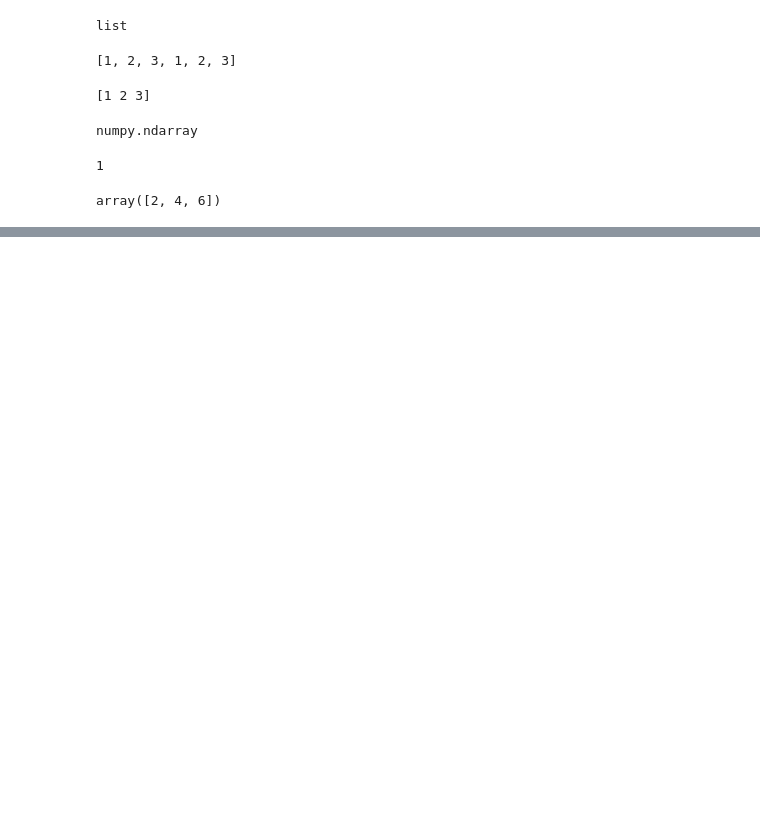
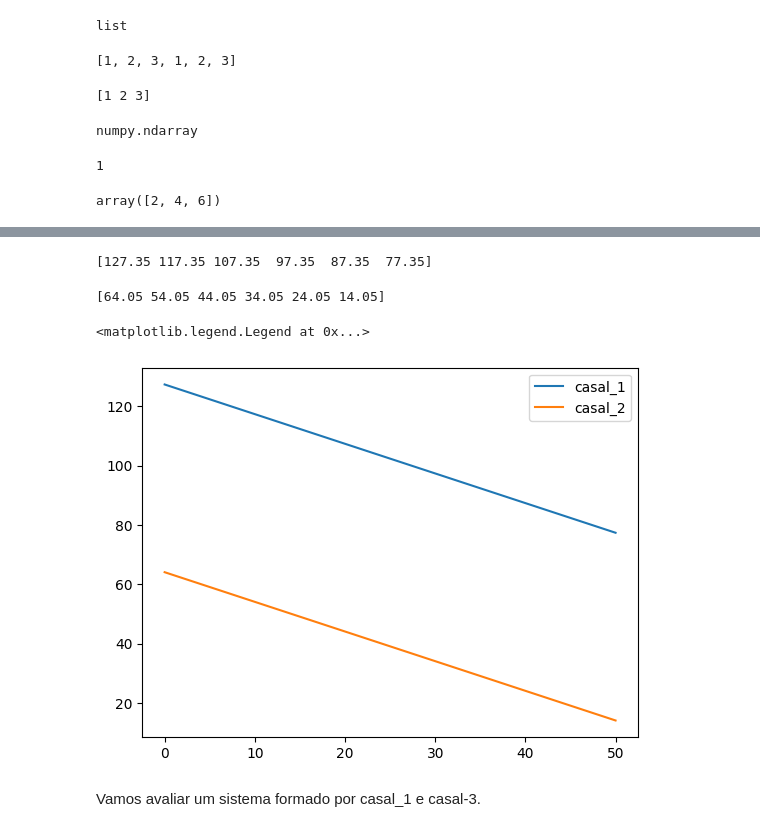
Before and after one commit to valdirsillva/algebra-linear-para-ciencia-dados-machine-learning, a Jupyter notebook: Álgebra_para_Ciência_de_Dados.ipynb, the cells around one changed output, grey strips where cells are left out. Cells and saved outputs as stored; diff of their text form; code cells hidden in the pictures; blank space fills up the shorter version.

```diff
--- a/Álgebra_para_Ciência_de_Dados.ipynb
+++ b/Álgebra_para_Ciência_de_Dados.ipynb
@@ -153,0 +274,25 @@ array([2, 4, 6])
+# %%
+X1_r1 = np.array([0, 10, 20, 30, 40, 50])
+X1_r2 = np.array([0, 10, 20, 30, 40, 50])
+# %%
+X2_r1 = 127.35 - X1_r1
+X2_r2 = 64.05 - X1_r2
+# %%
+print(X2_r1)
+# %% [output]
+[127.35 117.35 107.35  97.35  87.35  77.35]
+# %%
+print(X2_r2)
+# %% [output]
+[64.05 54.05 44.05 34.05 24.05 14.05]
+# %%
+plt.plot(X1_r1, X2_r1, label="casal_1")
+plt.plot(X1_r2, X2_r2, label="casal_2")
+plt.legend()
+# %% [output]
+<matplotlib.legend.Legend at 0x...>
+[figure, added]
+# %% [markdown]
+
+
+Vamos avaliar um sistema formado por casal_1 e casal-3.
```
Also changed, not shown: parts of 36 cells of this notebook.
